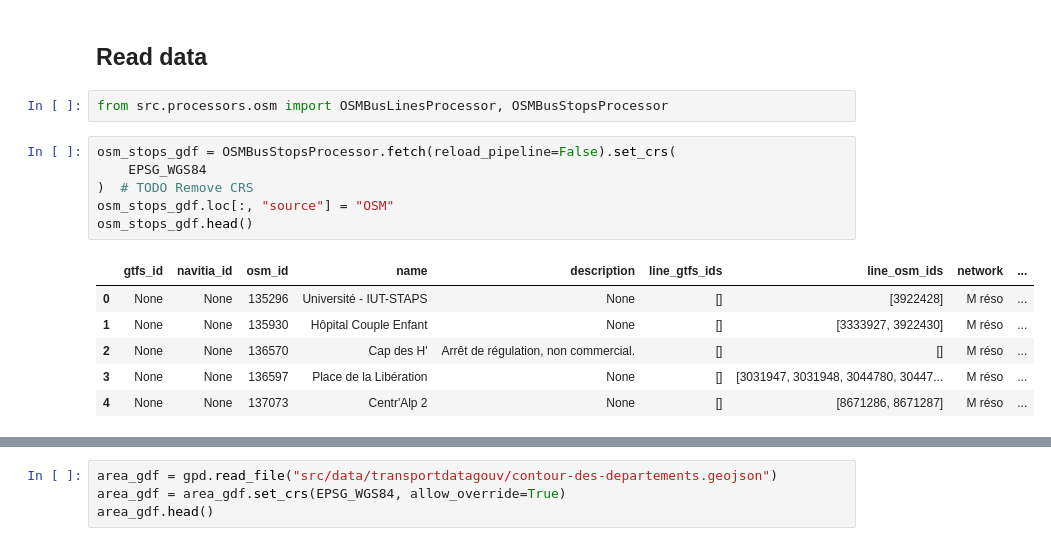
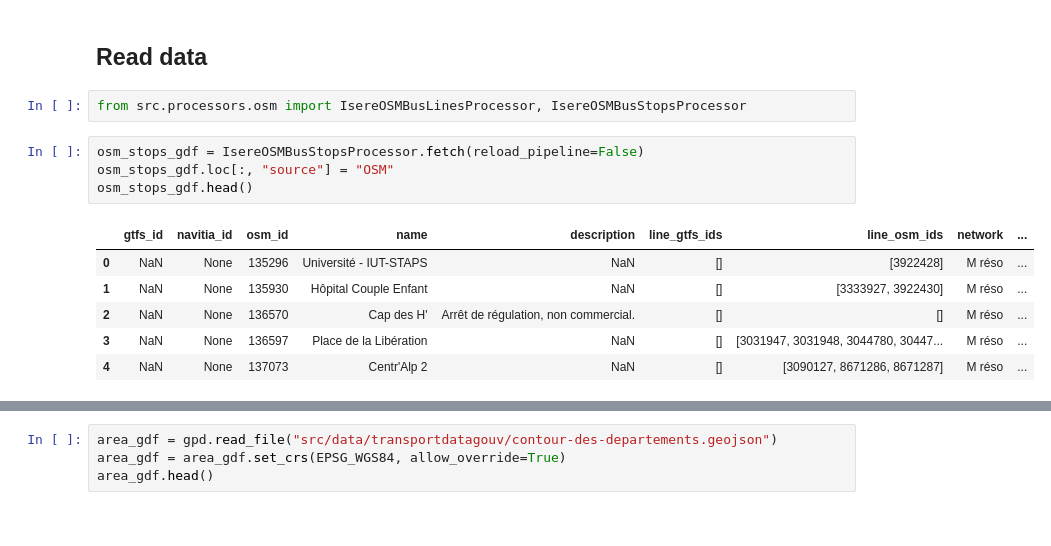
Before and after one commit to data-for-good-grenoble/mobilite_durable, a Jupyter notebook: src/notebooks/2025-11-09_NicolasGrosjean_analyse_lines_near_stops.ipynb, the cells around one changed output, grey strips where cells are left out. Saved outputs shown, nothing was run; the diff lists cells and outputs as text.

```diff
--- a/src/notebooks/2025-11-09_NicolasGrosjean_analyse_lines_near_stops.ipynb
+++ b/src/notebooks/2025-11-09_NicolasGrosjean_analyse_lines_near_stops.ipynb
@@ -31,18 +31,16 @@ isere_code = "38"
 # %% [markdown]
 ## Read data
 # %%
-from src.processors.osm import OSMBusLinesProcessor, OSMBusStopsProcessor
+from src.processors.osm import IsereOSMBusLinesProcessor, IsereOSMBusStopsProcessor
 # %%
-osm_stops_gdf = OSMBusStopsProcessor.fetch(reload_pipeline=False).set_crs(
-    EPSG_WGS84
-)  # TODO Remove CRS
+osm_stops_gdf = IsereOSMBusStopsProcessor.fetch(reload_pipeline=False)
 osm_stops_gdf.loc[:, "source"] = "OSM"
 osm_stops_gdf.head()
 # %% [output]
 |  | gtfs_id | navitia_id | osm_id | name | description | line_gtfs_ids | line_osm_ids | network | ... |
-| 0 | None | None | 135296 | Université - IUT-STAPS | None | [] | [3922428] | M réso | ... |
-| 1 | None | None | 135930 | Hôpital Couple Enfant | None | [] | [3333927, 3922430] | M réso | ... |
-| 2 | None | None | 136570 | Cap des H' | Arrêt de régulation, non commercial. | [] | [] | M réso | ... |
-| 3 | None | None | 136597 | Place de la Libération | None | [] | [3031947, 3031948, 3044780, 30447... | M réso | ... |
-| 4 | None | None | 137073 | Centr'Alp 2 | None | [] | [8671286, 8671287] | M réso | ... |
+| 0 | NaN | None | 135296 | Université - IUT-STAPS | NaN | [] | [3922428] | M réso | ... |
+| 1 | NaN | None | 135930 | Hôpital Couple Enfant | NaN | [] | [3333927, 3922430] | M réso | ... |
+| 2 | NaN | None | 136570 | Cap des H' | Arrêt de régulation, non commercial. | [] | [] | M réso | ... |
+| 3 | NaN | None | 136597 | Place de la Libération | NaN | [] | [3031947, 3031948, 3044780, 30447... | M réso | ... |
+| 4 | NaN | None | 137073 | Centr'Alp 2 | NaN | [] | [3090127, 8671286, 8671287] | M réso | ... |
 # %%
```
Also changed, not shown: parts of 20 cells of this notebook, 1 other file.
